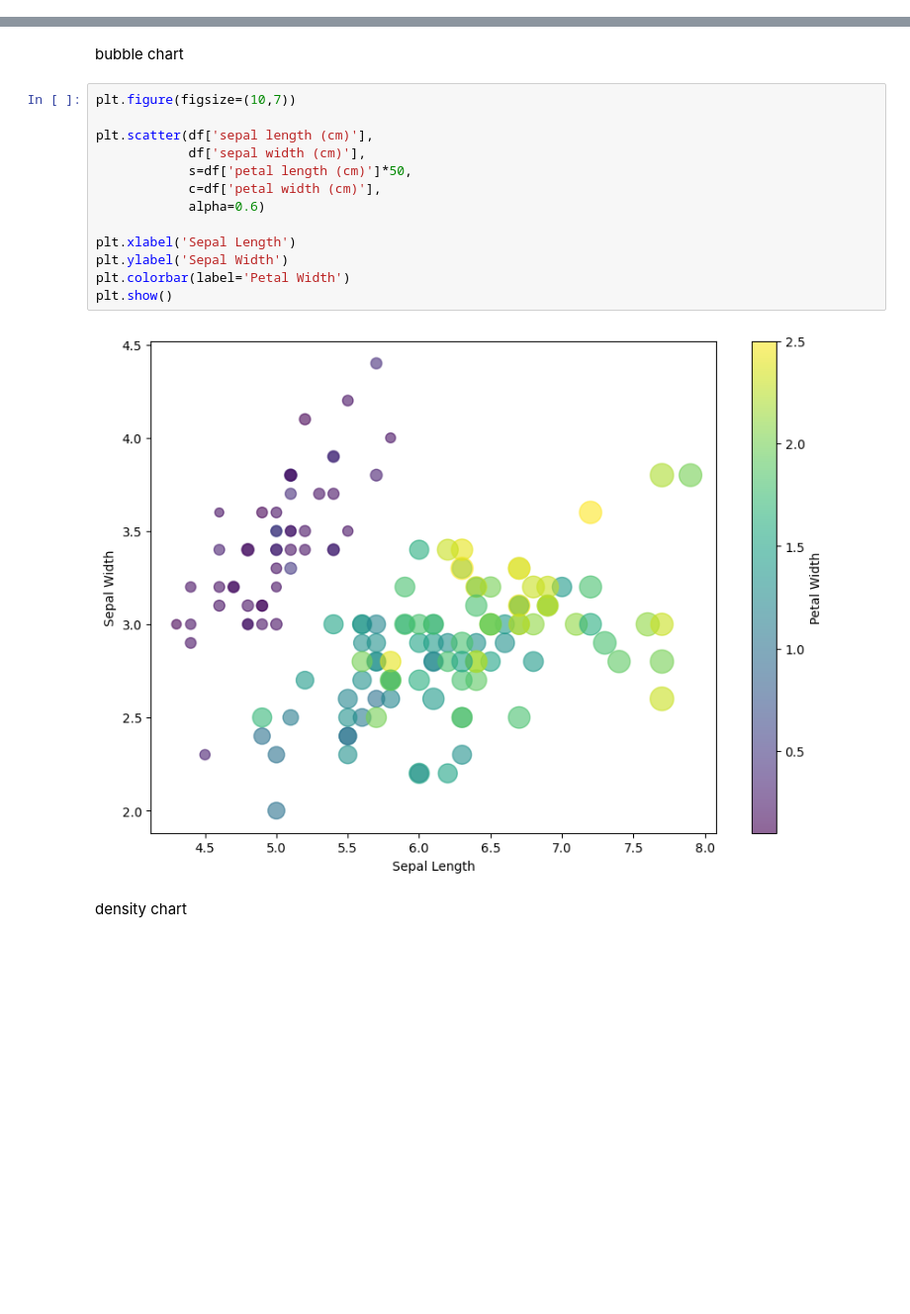
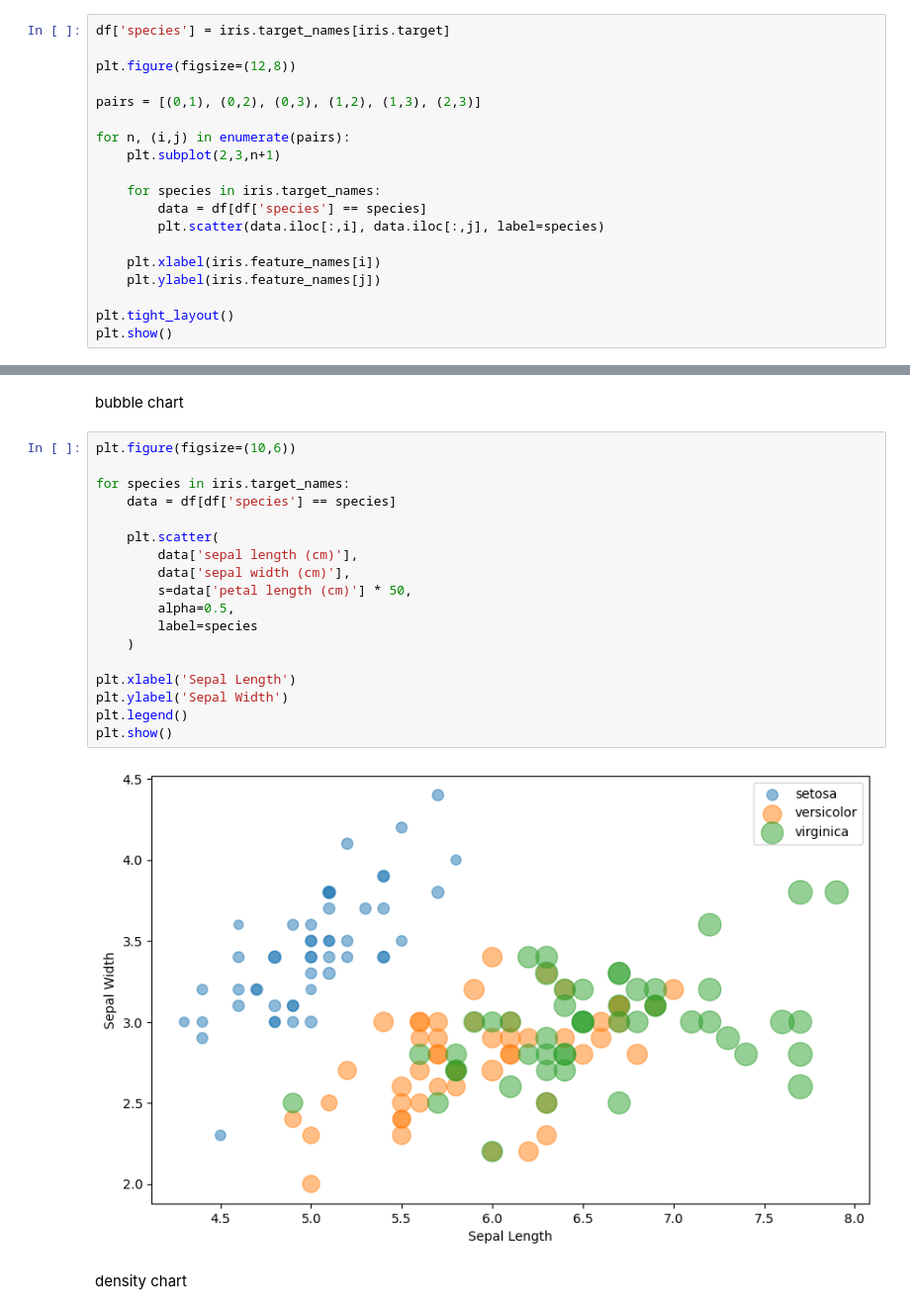
Before and after one commit to hridya-r-n/MCA-lab, a Jupyter notebook: Hridya.ipynb, the cells around one changed output, grey strips where cells are left out. Shown at 99% size. Cells and saved outputs as stored; diff of their text form; blank space fills up the shorter version.

```diff
--- a/Hridya.ipynb
+++ b/Hridya.ipynb
@@ -912,0 +942,19 @@ plt.show()
+# %%
+df['species'] = iris.target_names[iris.target]
+
+plt.figure(figsize=(12,8))
+
+pairs = [(0,1), (0,2), (0,3), (1,2), (1,3), (2,3)]
+
+for n, (i,j) in enumerate(pairs):
+    plt.subplot(2,3,n+1)
+
+    for species in iris.target_names:
+        data = df[df['species'] == species]
+        plt.scatter(data.iloc[:,i], data.iloc[:,j], label=species)
+
+    plt.xlabel(iris.feature_names[i])
+    plt.ylabel(iris.feature_names[j])
+
+plt.tight_layout()
+plt.show()
@@ -922,20 +979,25 @@ plt.show()
 # %% [markdown]
 bubble chart
 # %%
-plt.figure(figsize=(10,7))
+plt.figure(figsize=(10,6))
 
-plt.scatter(df['sepal length (cm)'],
-            df['sepal width (cm)'],
-            s=df['petal length (cm)']*50,
-            c=df['petal width (cm)'],
-            alpha=0.6)
+for species in iris.target_names:
+    data = df[df['species'] == species]
+
+    plt.scatter(
+        data['sepal length (cm)'],
+        data['sepal width (cm)'],
+        s=data['petal length (cm)'] * 50,
+        alpha=0.5,
+        label=species
+    )
 
 plt.xlabel('Sepal Length')
 plt.ylabel('Sepal Width')
-plt.colorbar(label='Petal Width')
+plt.legend()
 plt.show()
 # %% [output]
-[figure, old version]
+[figure, new version]
 # %% [markdown]
 density chart
 # %%
```
Also changed, not shown: parts of 17 cells of this notebook.
